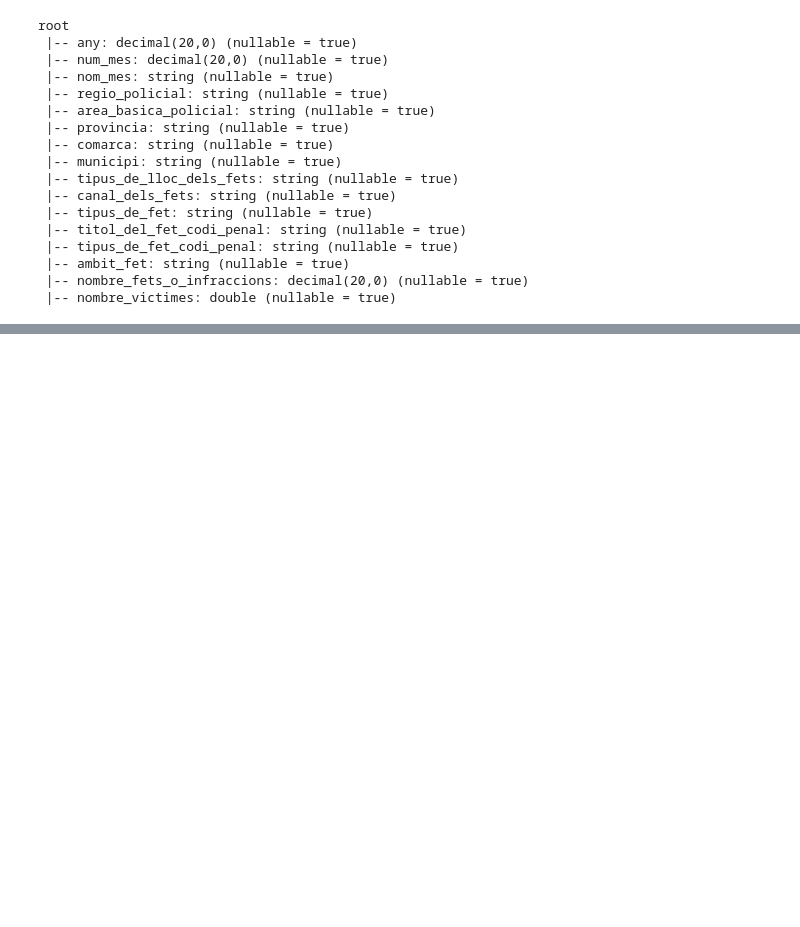
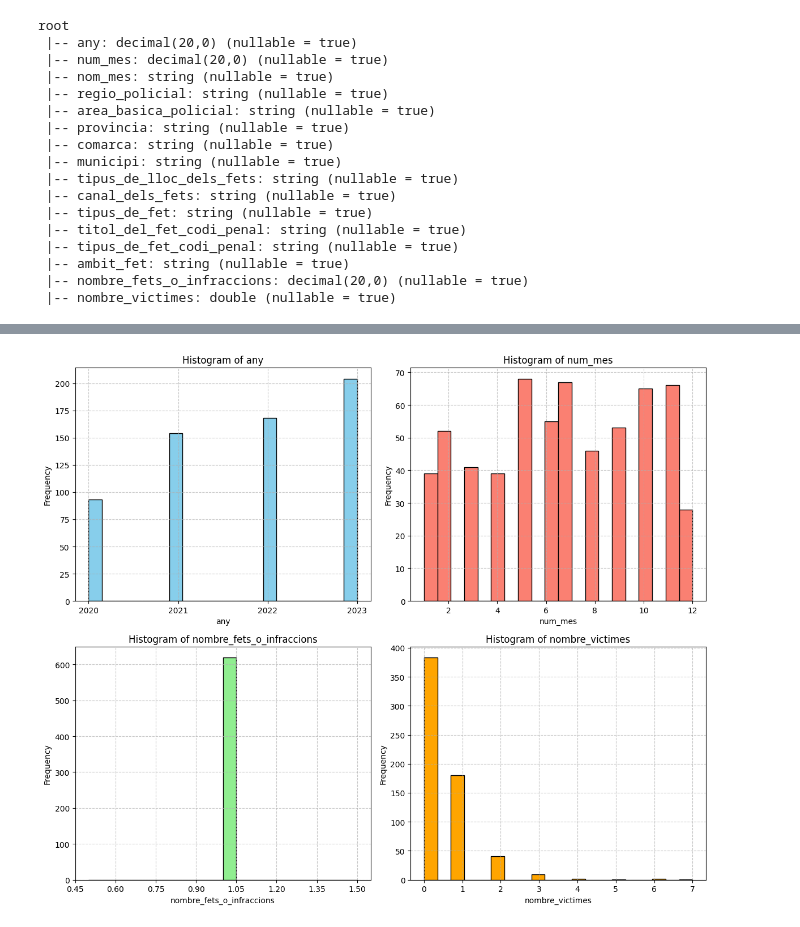
Before and after one commit to elenaalegret/Advanced-Databases, a Jupyter notebook: data_quality_pipeline/dataset_exploration.ipynb, the cells around one changed output, grey strips where cells are left out. Drawn from its saved outputs; the diff is of its cells as text; code cells hidden in the pictures; blank space fills up the shorter version.

Commit message:
Data Exploration for Criminal Dataset

```diff
--- a/data_quality_pipeline/dataset_exploration.ipynb
+++ b/data_quality_pipeline/dataset_exploration.ipynb
@@ -99,5 +196,8 @@ nan_counts.show()
 # %%
 # Filter by region in Barcelona: [ABP Eixample, ABP Sants-Montjuïc, ABP Les Corts, ABP Barcelona]
-df_filtered = df.filter(df["area_basica_policial"].isin("ABP Eixample", "ABP Sants-Montjuïc", "ABP Les Corts", "ABP Barcelona"))
-df_filtered.show(4)
+df_filtered = df.filter(df["area_basica_policial"].isin("ABP Eixample", "ABP Sants-Montjuïc", "ABP Les Corts", "ABP Horta-Guinardó",
+                                                        "ABP Sant Martí", "ABP Nou Barris", "ABP Sarrià-Sant Gervasi","ABP Gràcia", "ABP Sant Andreu", "ABP CIUTAT VELLA", "ABP Ciutat Vella"))
+
+df_filtered = df_filtered.withColumn("area_basica_policial", regexp_replace("area_basica_policial", "^ABP ", ""))
+df_filtered.limit(4).toPandas()
 # %% [output]
@@ -114,0 +223,3 @@ only showing top 4 rows
+# %%
+columns_to_drop = ["provincia", "comarca", "municipi", "regio_policial"]
+df_filtered = df_filtered.drop(*columns_to_drop)
@@ -114,0 +245,38 @@ only showing top 4 rows
+# %%
+# Replace each None -> 1 victims (minimum per dencuncia)
+df_filtered = df_filtered.withColumn('nombre_victimes', when(col('nombre_victimes').isNull(), 1).otherwise(col('nombre_victimes')))
+# %%
+def plot_numeric_histograms(df):
+    numeric_columns = ['any', 'num_mes', 'nombre_fets_o_infraccions', 'nombre_victimes']
+    colors = ['skyblue', 'salmon', 'lightgreen', 'orange']
+
+    fig, axs = plt.subplots(2, 2, figsize=(12, 10))
+    axs = axs.flatten()
+
+    for i, column in enumerate(numeric_columns):
+        column_data = df.select(column).rdd.flatMap(lambda x: x).collect()
+        '''
+        # nombre_victimes --> None values
+        for x in column_data:
+            if x == None:
+                print(column)
+                print(x)
+        '''
+        #column_data = [int(x) for x in column_data if x is not None]
+
+        if column_data:
+            ax = axs[i]
+            frequencies, bins, _ = ax.hist(column_data, bins=20, color=colors[i], edgecolor='black')
+            ax.set_title(f'Histogram of {column}')
+            ax.set_xlabel(column)
+            ax.set_ylabel('Frequency')
+            ax.grid(True, linestyle='--', alpha=0.7)
+            ax.xaxis.set_major_locator(plt.MaxNLocator(integer=True))
+
+    plt.tight_layout()
+    plt.show()
+
+
+plot_numeric_histograms(df_filtered)
+# %% [output]
+[figure, added]
```
Also changed, not shown: parts of 50 cells of this notebook, 2 other files.
